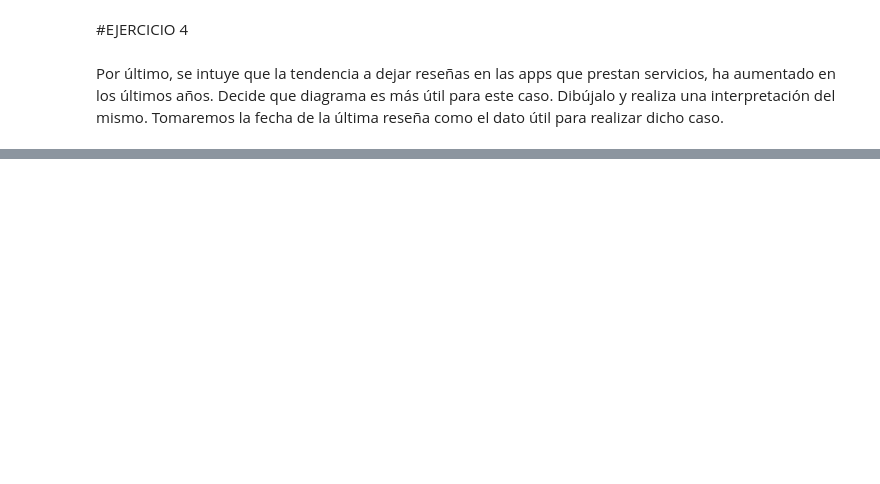
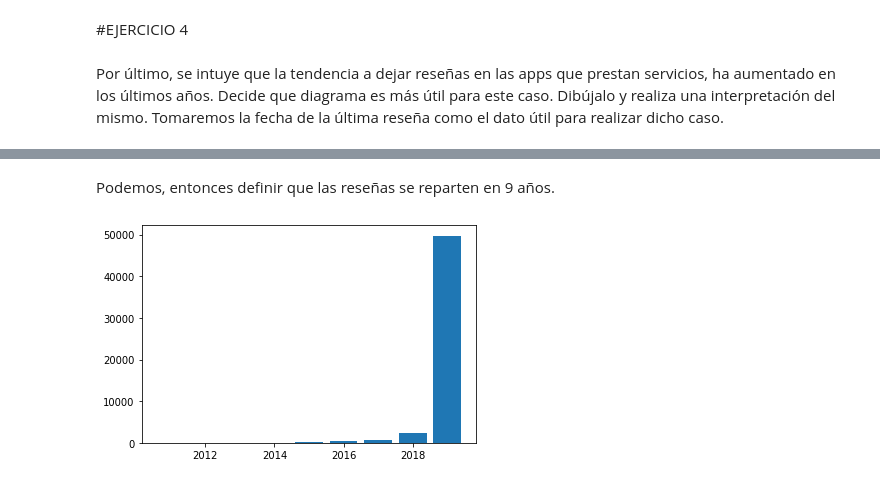
Before and after one commit to PilarAriasVazquez/MineriaL1P1, a Jupyter notebook: L1P1.ipynb, the cells around one changed output, grey strips where cells are left out. Saved outputs shown, nothing was run; the diff lists cells and outputs as text; code cells hidden in the pictures; blank space fills up the shorter version.

```diff
--- a/L1P1.ipynb
+++ b/L1P1.ipynb
@@ -736,8 +385,0 @@ array([0., 0., 0., 0., 0.])
-# %%
-filas = len(df.axes[0])
-n = np.zeros(np.array(x_barrios).shape)
-for i in range(len(x_barrios)):
-  for j in range(filas):
-    if x_barrios[i]==df['neighbourhood'][j]:
-      y_barrios[i]=y_barrios[i]+df['classification_num'][j]
-      n[i]=n[i]+1
@@ -765,9 +385,0 @@ df.head()
-# %%
-s_barrios = np.zeros(np.array(x_barrios).shape)
-filas = len(df.axes[0])
-n = np.zeros(np.array(x_barrios).shape)
-for i in range(len(x_barrios)):
-  for j in range(filas):
-    if x_barrios[i]==df['neighbourhood'][j]:
-      s_barrios[i]=s_barrios[i]+df['reviews_per_month'][j]
-      n[i]=n[i]+1
@@ -1035,0 +646,11 @@ Por último, se intuye que la tendencia a dejar reseñas en las apps que prestan
+# %%
+from datetime import datetime
+#borramos los NaN
+df2=df.dropna()
+df2.loc[:,'date']=np.nan
+
+#pasamos a formato fecha los datos
+df2['date']= pd.to_datetime(df2['last_review'])
+df2['date'] = df2['date'].dt.year
+#unicamente nos interesa el año, asi que guardamos el año en la última columna
+df2['date'].head
@@ -1035,0 +664,5 @@ Por último, se intuye que la tendencia a dejar reseñas en las apps que prestan
+# %% [markdown]
+Podemos, entonces definir que las reseñas se reparten en 9 años.
+# %%
+resenas=df2.groupby("date").reviews_per_month.sum()
+print(resenas)
@@ -1035,0 +675,7 @@ Por último, se intuye que la tendencia a dejar reseñas en las apps que prestan
+# %%
+import matplotlib.pyplot as plot
+fig, ax = plot.subplots()
+ax.bar(resenas.index, resenas.values)
+plot.show()
+# %% [output]
+[figure, added]
```
Also changed, not shown: parts of 156 cells of this notebook.
